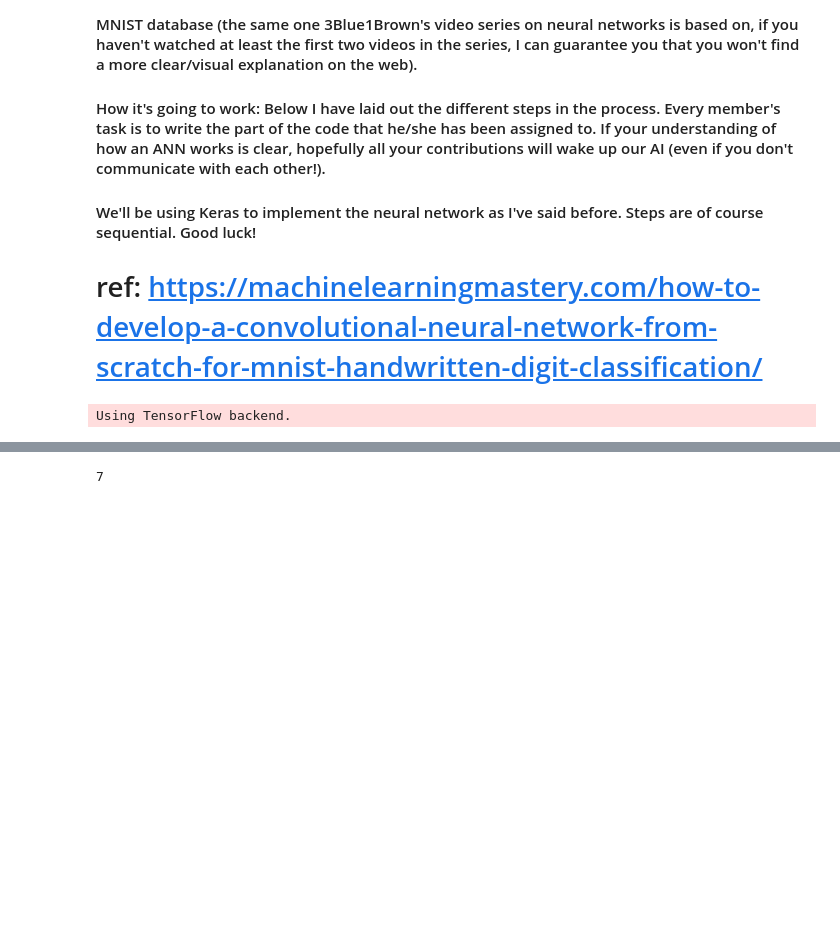
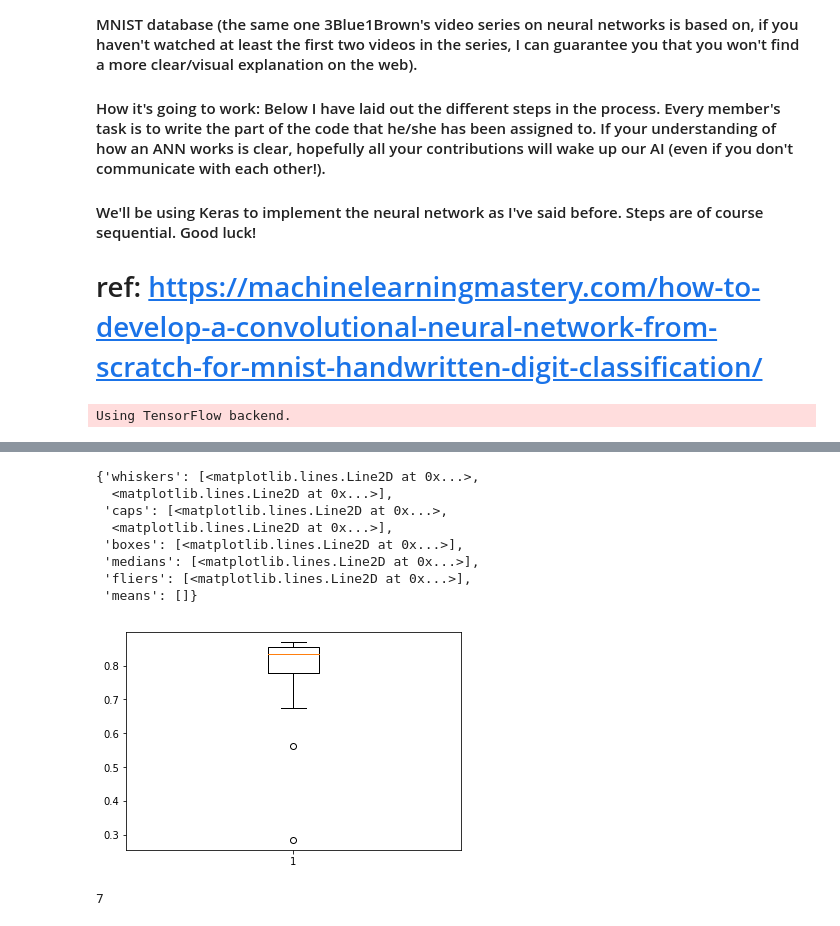
Before and after one commit to pinakm9/Ni3R, a Jupyter notebook: Your first AI/Your first AI.ipynb, the cells around one changed output, grey strips where cells are left out. Drawn from its saved outputs; the diff is of its cells as text; code cells hidden in the pictures; blank space fills up the shorter version.

```diff
--- a/Your first AI/Your first AI.ipynb
+++ b/Your first AI/Your first AI.ipynb
@@ -179,3 +187,15 @@ plt.boxplot(acc)
+# %%
+plt.boxplot(model.history.history['accuracy'])
+# %% [output]
+{'whiskers': [<matplotlib.lines.Line2D at 0x...>,
+  <matplotlib.lines.Line2D at 0x...>],
+ 'caps': [<matplotlib.lines.Line2D at 0x...>,
+  <matplotlib.lines.Line2D at 0x...>],
+ 'boxes': [<matplotlib.lines.Line2D at 0x...>],
+ 'medians': [<matplotlib.lines.Line2D at 0x...>],
+ 'fliers': [<matplotlib.lines.Line2D at 0x...>],
+ 'means': []}
+[figure, added]
 # %%
 # make a prediction for a an image.
 from keras.preprocessing.image import load_img
```
Also changed, not shown: parts of 6 cells of this notebook, 1 other file.
